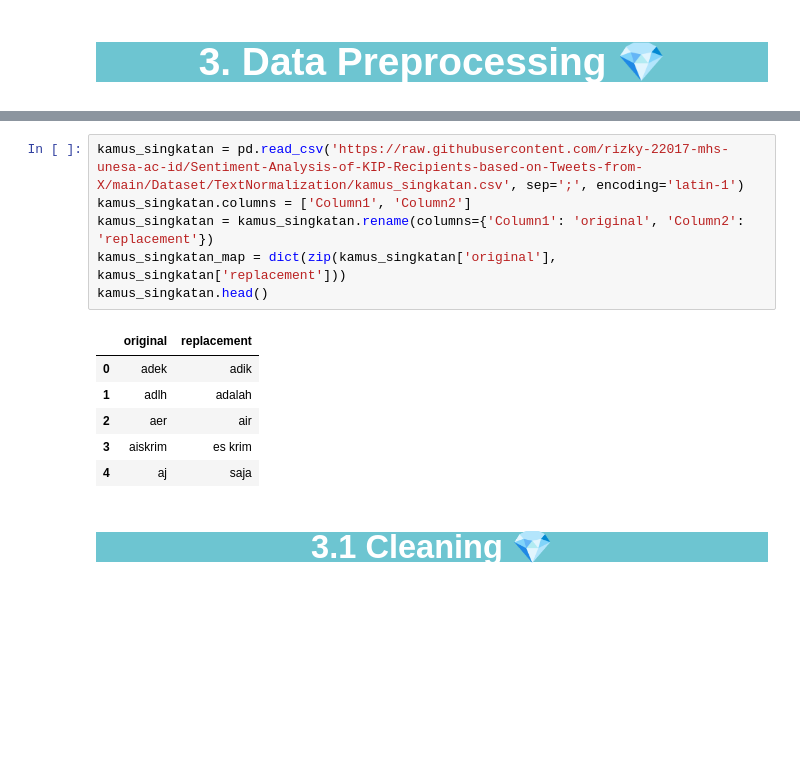
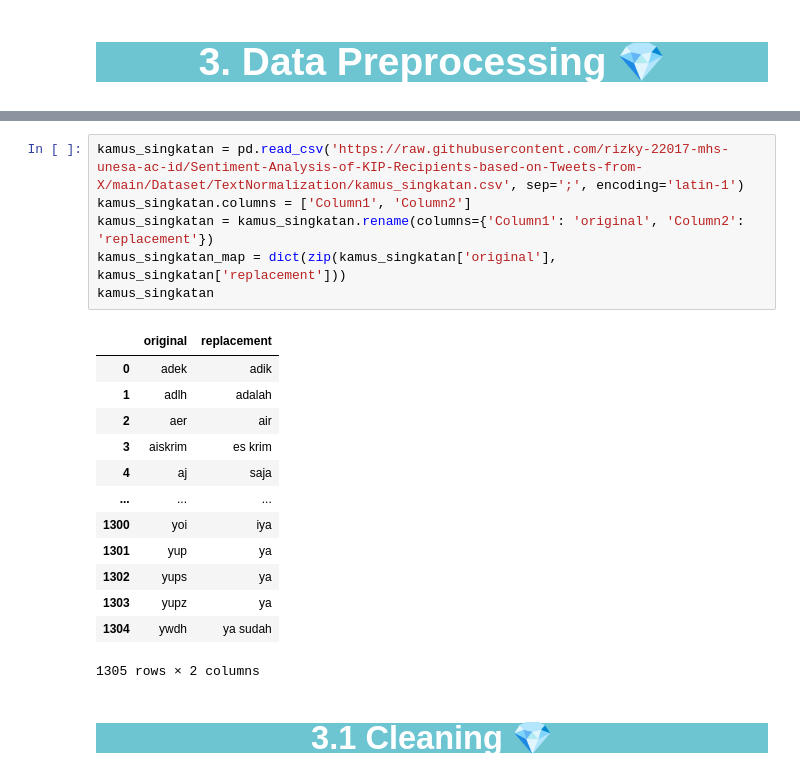
Before and after one commit to rizkyyanuark/Sentiment-Analysis-KIPK-based-Tweets-from-X, a Jupyter notebook: Sentiment_Analisis_Program_KIPK_BoW.ipynb, the cells around one changed output, grey strips where cells are left out. Cells and saved outputs as stored; diff of their text form; blank space fills up the shorter version.

```diff
--- a/Sentiment_Analisis_Program_KIPK_BoW.ipynb
+++ b/Sentiment_Analisis_Program_KIPK_BoW.ipynb
@@ -279,16 +293,23 @@ kamus_alay.head()
 # %%
 kamus_singkatan = pd.read_csv('https://raw.githubusercontent.com/rizky-22017-mhs-unesa-ac-id/Sentiment-Analysis-of-KIP-Recipients-based-on-Tweets-from-X/main/Dataset/TextNormalization/kamus_singkatan.csv', sep=';', encoding='latin-1')
 kamus_singkatan.columns = ['Column1', 'Column2']
 kamus_singkatan = kamus_singkatan.rename(columns={'Column1': 'original', 'Column2': 'replacement'})
 kamus_singkatan_map = dict(zip(kamus_singkatan['original'], kamus_singkatan['replacement']))
-kamus_singkatan.head()
+kamus_singkatan
 # %% [output]
 |  | original | replacement |
 | 0 | adek | adik |
 | 1 | adlh | adalah |
 | 2 | aer | air |
 | 3 | aiskrim | es krim |
 | 4 | aj | saja |
+| ... | ... | ... |
+| 1300 | yoi | iya |
+| 1301 | yup | ya |
+| 1302 | yups | ya |
+| 1303 | yupz | ya |
+| 1304 | ywdh | ya sudah |
+1305 rows × 2 columns
 # %% [markdown]
 <a id='3.1'></a>
 ## <p style="background-color:#6DC5D1; font-family:newtimeroman; font-size:150%; text-align:center; border-radius: 15px 50px;color:white">3.1 Cleaning 💎</p>
```
Also changed, not shown: parts of 3 cells of this notebook, 3 other files.
